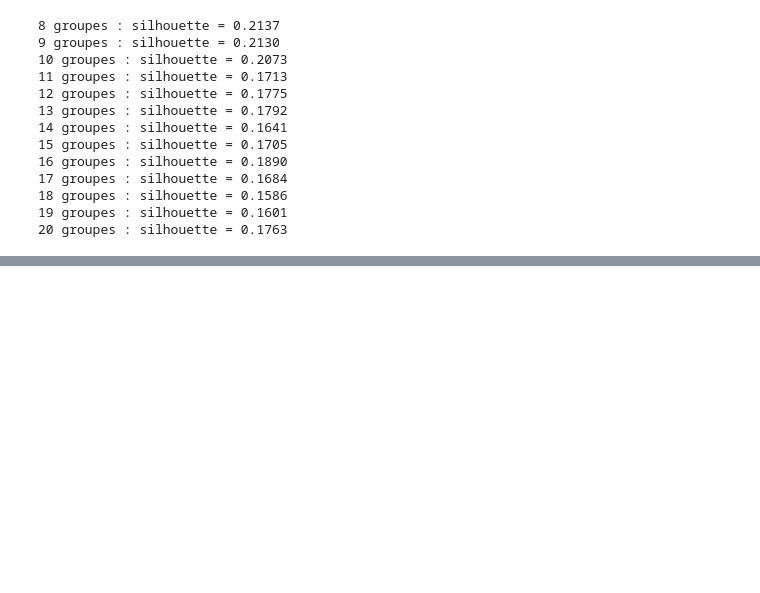
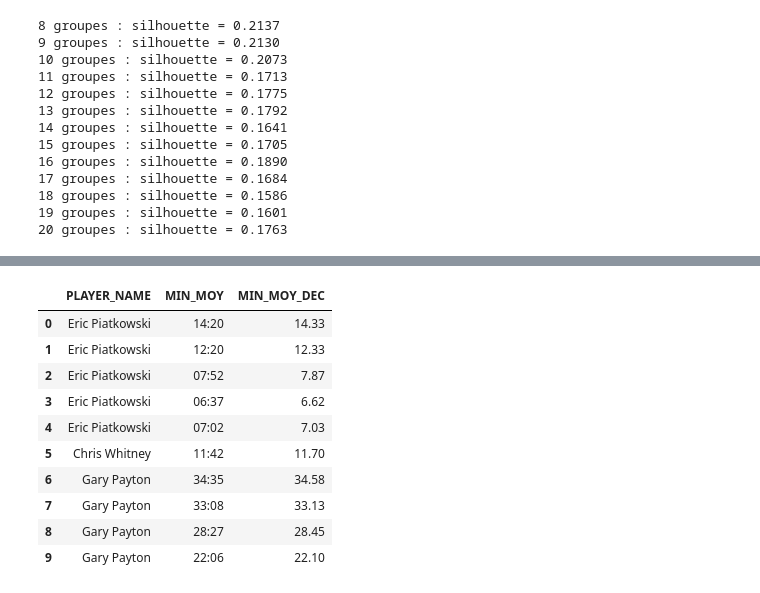
Before and after one commit to Smqck/NBA-Project, a Jupyter notebook: projet NBA/nba-player comparatif.ipynb, the cells around one changed output, grey strips where cells are left out. Saved outputs shown, nothing was run; the diff lists cells and outputs as text; code cells hidden in the pictures; blank space fills up the shorter version.

```diff
--- a/projet NBA/nba-player comparatif.ipynb
+++ b/projet NBA/nba-player comparatif.ipynb
@@ -1556,0 +1720,24 @@ for k in range(8, 21):
+# %%
+# Création d'une copie du tableau original
+moyennes_36 = moyennes.copy()
+
+# Conversion du temps de jeu en minutes décimales
+moyennes_36["MIN_MOY_DEC"] = (
+    pd.to_timedelta("00:" + moyennes_36["MIN_MOY"])
+    .dt.total_seconds() / 60
+)
+
+# Vérification
+display(moyennes_36[["PLAYER_NAME", "MIN_MOY", "MIN_MOY_DEC"]].head(10))
+# %% [output]
+|  | PLAYER_NAME | MIN_MOY | MIN_MOY_DEC |
+| 0 | Eric Piatkowski | 14:20 | 14.33 |
+| 1 | Eric Piatkowski | 12:20 | 12.33 |
+| 2 | Eric Piatkowski | 07:52 | 7.87 |
+| 3 | Eric Piatkowski | 06:37 | 6.62 |
+| 4 | Eric Piatkowski | 07:02 | 7.03 |
+| 5 | Chris Whitney | 11:42 | 11.70 |
+| 6 | Gary Payton | 34:35 | 34.58 |
+| 7 | Gary Payton | 33:08 | 33.13 |
+| 8 | Gary Payton | 28:27 | 28.45 |
+| 9 | Gary Payton | 22:06 | 22.10 |
```
Also changed, not shown: parts of 13 cells of this notebook, 1 other file.
